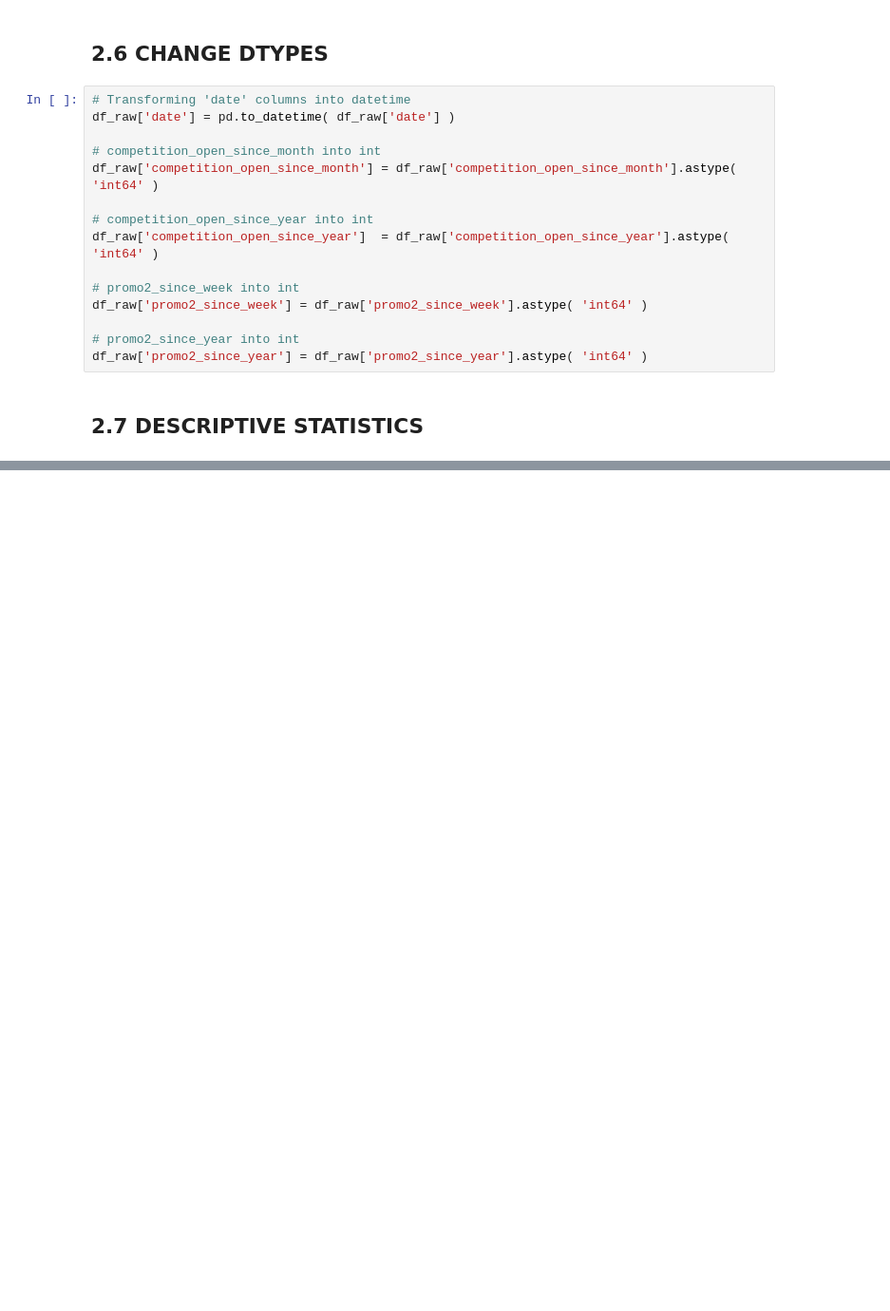
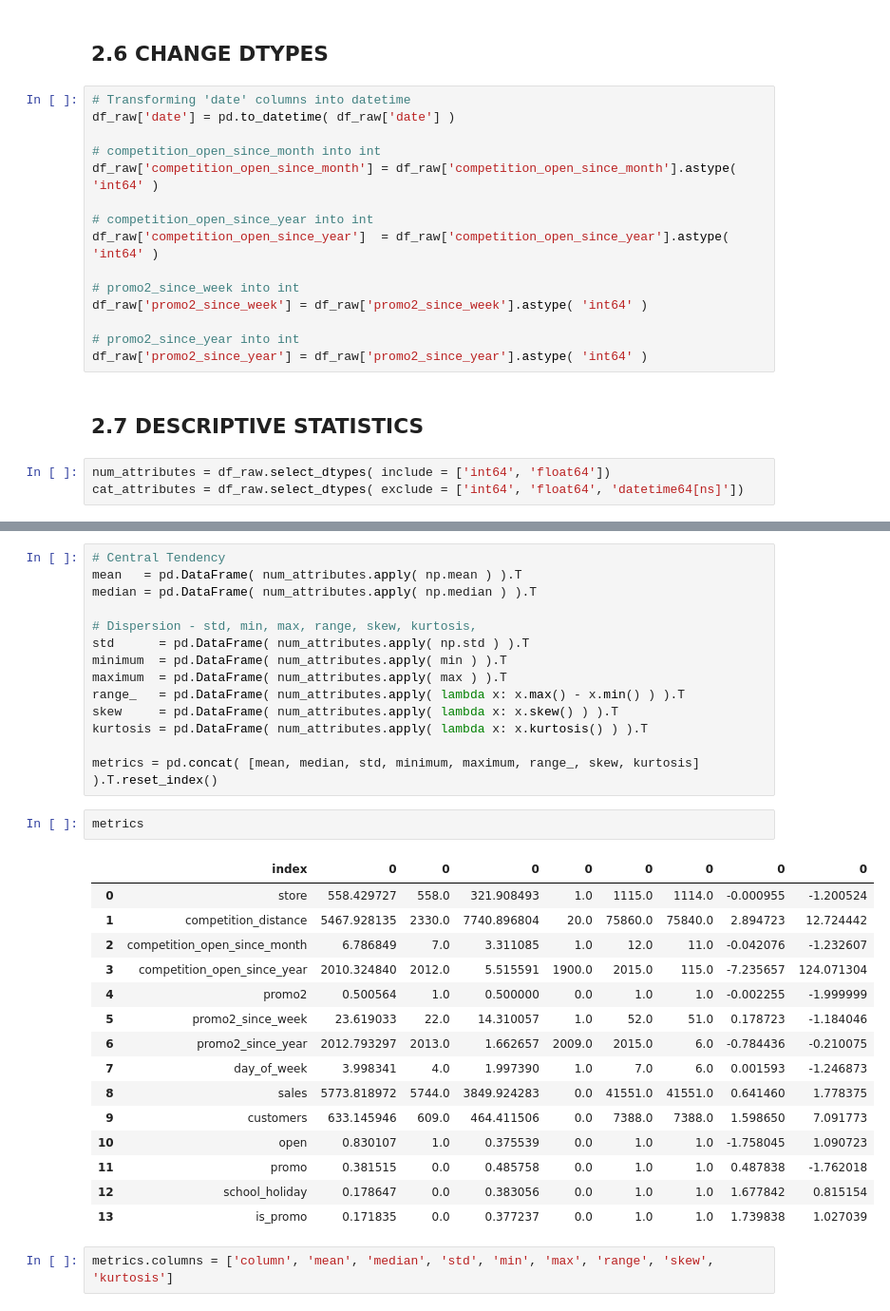
Before and after one commit to vnsouzas/ds-em-producao, a Jupyter notebook: rossman_sales_prediction.ipynb, the cells around one changed output, grey strips where cells are left out. Shown: that part at 95% size. Cells and saved outputs as stored; diff of their text form; blank space fills up the shorter version.

```diff
--- a/rossman_sales_prediction.ipynb
+++ b/rossman_sales_prediction.ipynb
@@ -118,3 +125,6 @@ df_raw['promo2_since_week'] = df_raw['promo2_since_week'].astype( 'int64' )
 df_raw['promo2_since_year'] = df_raw['promo2_since_year'].astype( 'int64' )
 # %% [markdown]
 ## 2.7 DESCRIPTIVE STATISTICS
+# %%
+num_attributes = df_raw.select_dtypes( include = ['int64', 'float64'])
+cat_attributes = df_raw.select_dtypes( exclude = ['int64', 'float64', 'datetime64[ns]'])
@@ -120,0 +143,34 @@ df_raw['promo2_since_year'] = df_raw['promo2_since_year'].astype( 'int64' )
+# %%
+# Central Tendency
+mean   = pd.DataFrame( num_attributes.apply( np.mean ) ).T
+median = pd.DataFrame( num_attributes.apply( np.median ) ).T
+
+# Dispersion - std, min, max, range, skew, kurtosis,
+std      = pd.DataFrame( num_attributes.apply( np.std ) ).T
+minimum  = pd.DataFrame( num_attributes.apply( min ) ).T
+maximum  = pd.DataFrame( num_attributes.apply( max ) ).T
+range_   = pd.DataFrame( num_attributes.apply( lambda x: x.max() - x.min() ) ).T
+skew     = pd.DataFrame( num_attributes.apply( lambda x: x.skew() ) ).T
+kurtosis = pd.DataFrame( num_attributes.apply( lambda x: x.kurtosis() ) ).T
+
+metrics = pd.concat( [mean, median, std, minimum, maximum, range_, skew, kurtosis] ).T.reset_index()
+# %%
+metrics
+# %% [output]
+|  | index | 0 | 0 | 0 | 0 | 0 | 0 | 0 | 0 |
+| 0 | store | 558.429727 | 558.0 | 321.908493 | 1.0 | 1115.0 | 1114.0 | -0.000955 | -1.200524 |
+| 1 | competition_distance | 5467.928135 | 2330.0 | 7740.896804 | 20.0 | 75860.0 | 75840.0 | 2.894723 | 12.724442 |
+| 2 | competition_open_since_month | 6.786849 | 7.0 | 3.311085 | 1.0 | 12.0 | 11.0 | -0.042076 | -1.232607 |
+| 3 | competition_open_since_year | 2010.324840 | 2012.0 | 5.515591 | 1900.0 | 2015.0 | 115.0 | -7.235657 | 124.071304 |
+| 4 | promo2 | 0.500564 | 1.0 | 0.500000 | 0.0 | 1.0 | 1.0 | -0.002255 | -1.999999 |
+| 5 | promo2_since_week | 23.619033 | 22.0 | 14.310057 | 1.0 | 52.0 | 51.0 | 0.178723 | -1.184046 |
+| 6 | promo2_since_year | 2012.793297 | 2013.0 | 1.662657 | 2009.0 | 2015.0 | 6.0 | -0.784436 | -0.210075 |
+| 7 | day_of_week | 3.998341 | 4.0 | 1.997390 | 1.0 | 7.0 | 6.0 | 0.001593 | -1.246873 |
+| 8 | sales | 5773.818972 | 5744.0 | 3849.924283 | 0.0 | 41551.0 | 41551.0 | 0.641460 | 1.778375 |
+| 9 | customers | 633.145946 | 609.0 | 464.411506 | 0.0 | 7388.0 | 7388.0 | 1.598650 | 7.091773 |
+| 10 | open | 0.830107 | 1.0 | 0.375539 | 0.0 | 1.0 | 1.0 | -1.758045 | 1.090723 |
+| 11 | promo | 0.381515 | 0.0 | 0.485758 | 0.0 | 1.0 | 1.0 | 0.487838 | -1.762018 |
+| 12 | school_holiday | 0.178647 | 0.0 | 0.383056 | 0.0 | 1.0 | 1.0 | 1.677842 | 0.815154 |
+| 13 | is_promo | 0.171835 | 0.0 | 0.377237 | 0.0 | 1.0 | 1.0 | 1.739838 | 1.027039 |
+# %%
+metrics.columns = ['column', 'mean', 'median', 'std', 'min', 'max', 'range', 'skew', 'kurtosis']
```
Also changed, not shown: parts of 15 cells of this notebook.
